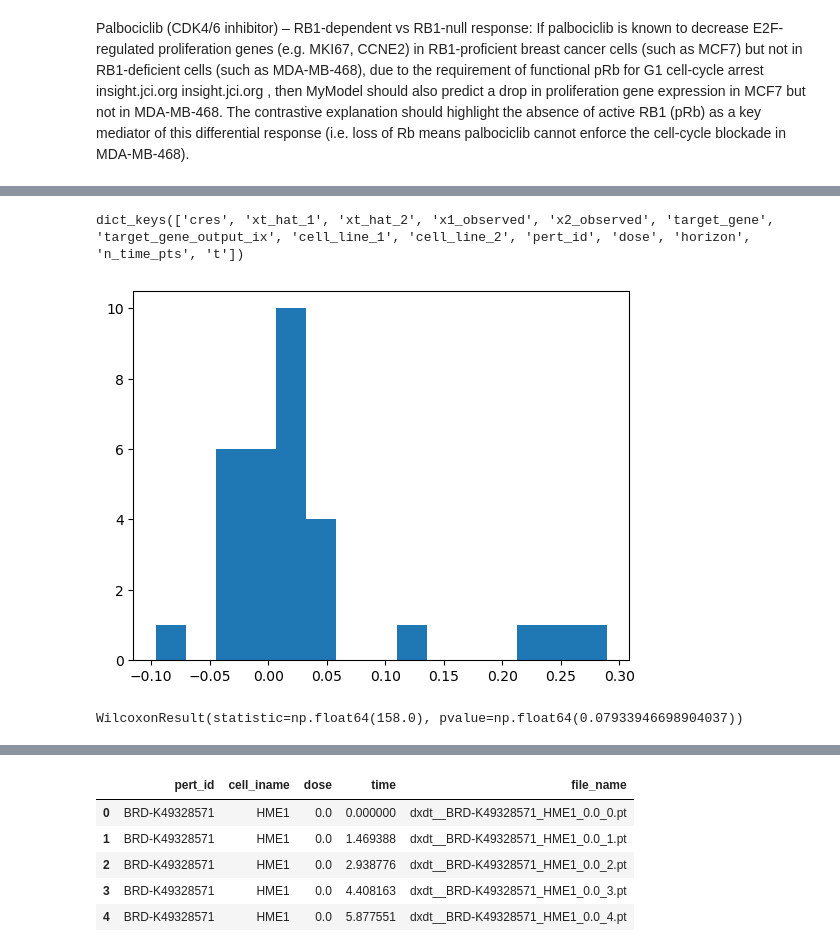
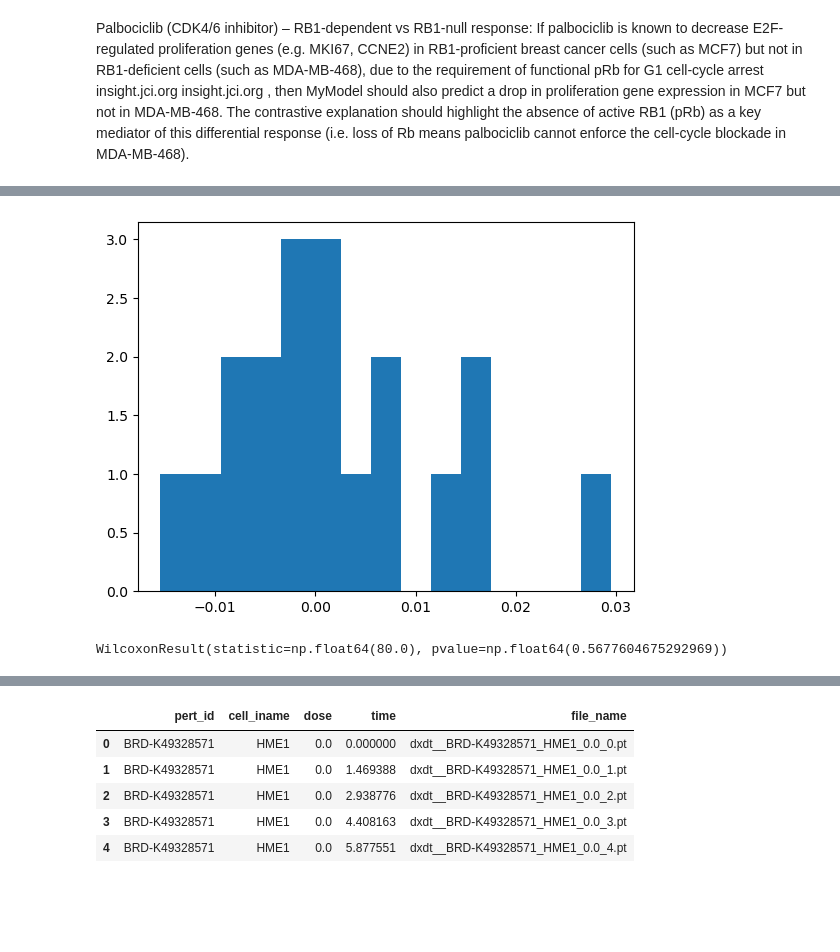
Before and after one commit to nathanieljevans/lincs-gsnn, a Jupyter notebook: notebooks/05a_EXPLAIN__Palbociclib_RB1.ipynb, the cells around one changed output, grey strips where cells are left out. Saved outputs shown, nothing was run; the diff lists cells and outputs as text; code cells hidden in the pictures; blank space fills up the shorter version.

```diff
--- a/notebooks/05a_EXPLAIN__Palbociclib_RB1.ipynb
+++ b/notebooks/05a_EXPLAIN__Palbociclib_RB1.ipynb
@@ -44,6 +44,27 @@ insight.jci.org
 cres = pd.read_csv('/home/teddy/local/workflow_outputs/lincs-gsnn/all_edges_included/palbociclib_rb1/aggregated_cres.csv')
 out_dict = torch.load('/home/teddy/local/workflow_outputs/lincs-gsnn/all_edges_included/palbociclib_rb1/aggregated_out_dict.pt')
 # %%
-xt_hat_1_0 = out_dict['sample_0']['xt_hat_1'][: out_dict['sample_0']['target_gene_output_ix']] # (T,  N)
-xt_hat_1_0.shape
+
+gsnn_trajs_x1 = []
+gsnn_trajs_x2 = []
+for sample_id, sample_dict in out_dict.items():
+
+    gsnn_trajs_x1.append(sample_dict['xt_hat_1'][:, sample_dict['target_gene_output_ix']])
+    gsnn_trajs_x2.append(sample_dict['xt_hat_2'][:, sample_dict['target_gene_output_ix']])
+
+gsnn_trajs_x1 = np.stack(gsnn_trajs_x1, axis=0)
+gsnn_trajs_x2 = np.stack(gsnn_trajs_x2, axis=0)
+
+plt.figure()
+for i in range(gsnn_trajs_x1.shape[0]):
+    plt.plot(out_dict['sample_0']['t'], gsnn_trajs_x1[i], 'r--', alpha=0.4)
+    plt.plot(out_dict['sample_0']['t'], gsnn_trajs_x2[i], 'b--', alpha=0.4)
+
+plt.plot(out_dict['sample_0']['t'], gsnn_trajs_x1.mean(axis=0), 'r-', linewidth=5, label=out_dict['sample_0']['cell_line_1']) # make dark red
+plt.plot(out_dict['sample_0']['t'], gsnn_trajs_x2.mean(axis=0), 'b-', linewidth=5, label=out_dict['sample_0']['cell_line_2'])
+
+plt.xlabel('Time (h)')
+plt.ylabel(f'{out_dict["sample_0"]["target_gene"]} Expression')
+plt.legend()
+plt.show()
 # %% [output]
@@ -51,24 +72,20 @@ xt_hat_1_0.shape
-# %%
-out_dict['sample_0'].keys()
-# %% [output]
-dict_keys(['cres', 'xt_hat_1', 'xt_hat_2', 'x1_observed', 'x2_observed', 'target_gene', 'target_gene_output_ix', 'cell_line_1', 'cell_line_2', 'pert_id', 'dose', 'horizon', 'n_time_pts', 't'])
 # %%
-xx = cres.set_index(['source', 'target']).loc[('GENE__RB1', 'RNA__RB1')][[f'ig_score_sample_{i}' for i in range(50)]]
+xx = cres.set_index(['source', 'target']).loc[('LINE__MDAMB468', 'PROTEIN__RB1')][[f'ig_score_sample_{i}' for i in range(50)]]
 
 plt.figure()
 plt.hist(xx.values.flatten(), bins=15)
 plt.show()
 
 # is X greater than 0 ? permutation test
 
 from scipy.stats import ttest_1samp
 from scipy.stats import wilcoxon
 
 wilcoxon(xx.values[np.isnan(xx.values) == False], 0, alternative='two-sided')
 #ttest_1samp(xx.values[np.isnan(xx.values) == False], 0)
 # %% [output]
-[figure, old version]
+[figure, new version]
-WilcoxonResult(statistic=np.float64(158.0), pvalue=np.float64(0.07933946698904037))
+WilcoxonResult(statistic=np.float64(80.0), pvalue=np.float64(0.5677604675292969))
 # %%
 #cres = cres.fillna(0)
 cres_gsnn = cres[['source', 'target'] + [f'gsnn_score_sample_{i}' for i in range(50)]].fillna(0)
```
Also changed, not shown: parts of 8 cells of this notebook, 2 other files.
